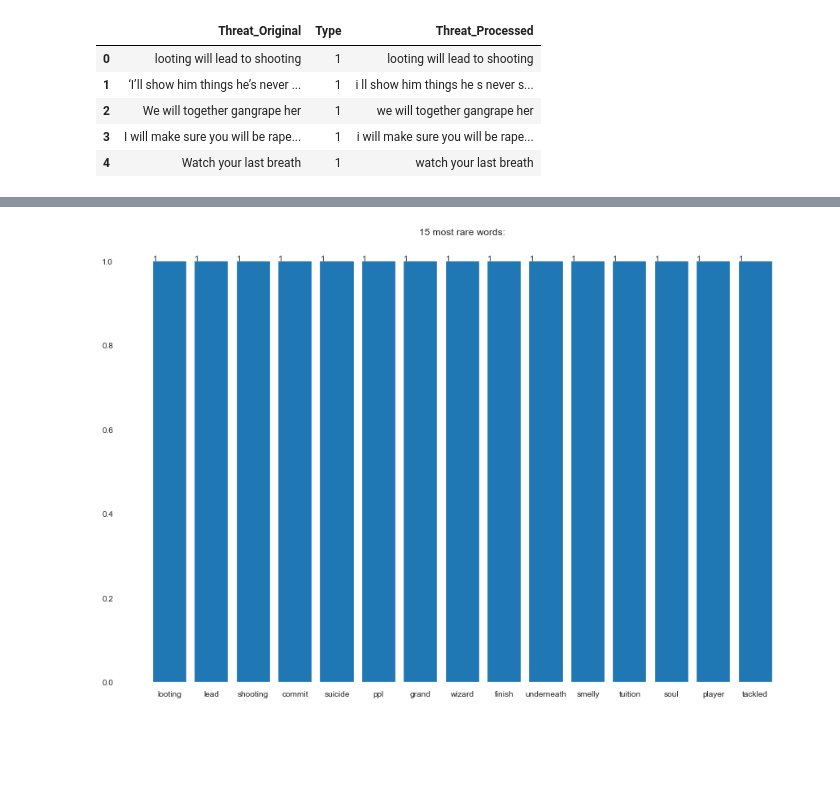
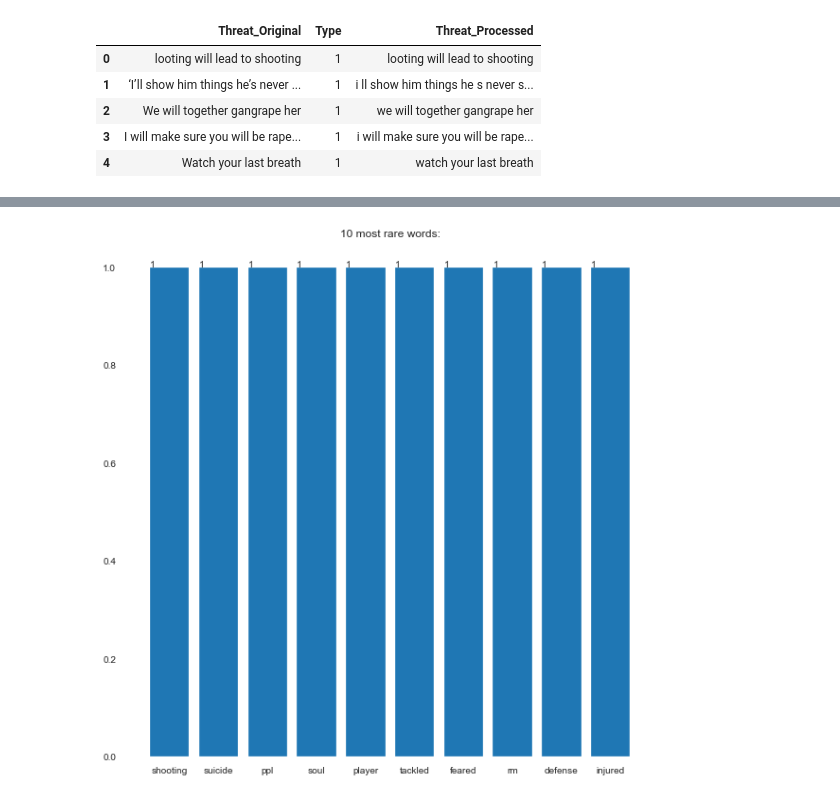
Before and after one commit to ShivamYadav09/ParentalDiscretionModel, a Jupyter notebook: Threat-Classification.ipynb, the cells around one changed output, grey strips where cells are left out. Drawn from its saved outputs; the diff is of its cells as text; code cells hidden in the pictures; blank space fills up the shorter version.

```diff
--- a/Threat-Classification.ipynb
+++ b/Threat-Classification.ipynb
@@ -7,7 +7,7 @@ import seaborn as sns
 import warnings
 warnings.filterwarnings('ignore')
 # %%
-df1 = pd.read_csv('NLPDATASET.csv')
+df1 = pd.read_csv('NLPDATASET_ori.csv')
 # %%
 df1.columns
 # %% [output]
@@ -154,8 +155,8 @@ def get_n_words(corpus, direction, n):
     return words_freq[:n]
 # %%
 #10 most common and 10 most rare words
-common_words = get_n_words(df1['Threat_Processed'], "top", 15)
-rare_words = get_n_words(df1['Threat_Processed'], "bottom", 15)
+common_words = get_n_words(df1['Threat_Processed'], "top", 10)
+rare_words = get_n_words(df1['Threat_Processed'], "bottom", 10)
 # %%
 #plotting the ten most common words
 common_words = dict(common_words)
@@ -173,17 +174,17 @@ plt.show()
 # %%
 #plotting the ten most rare words
 rare_words = dict(rare_words)
 names = list(rare_words.keys())
 values = list(rare_words.values())
-plt.subplots(figsize = (15,10))
+plt.subplots(figsize = (10,10))
 bars = plt.bar(range(len(rare_words)),values,tick_label=names)
-plt.title('15 most rare words:')
+plt.title('10 most rare words:')
 for bar in bars:
     yval = bar.get_height()
     plt.text(bar.get_x(), yval + .001, yval)
 plt.show()
 # %% [output]
-[figure, old version]
+[figure, new version]
 # %%
 # BOW-TF Embedding
 no_features = 800
```
Also changed, not shown: parts of 14 cells of this notebook, 2 other files.
